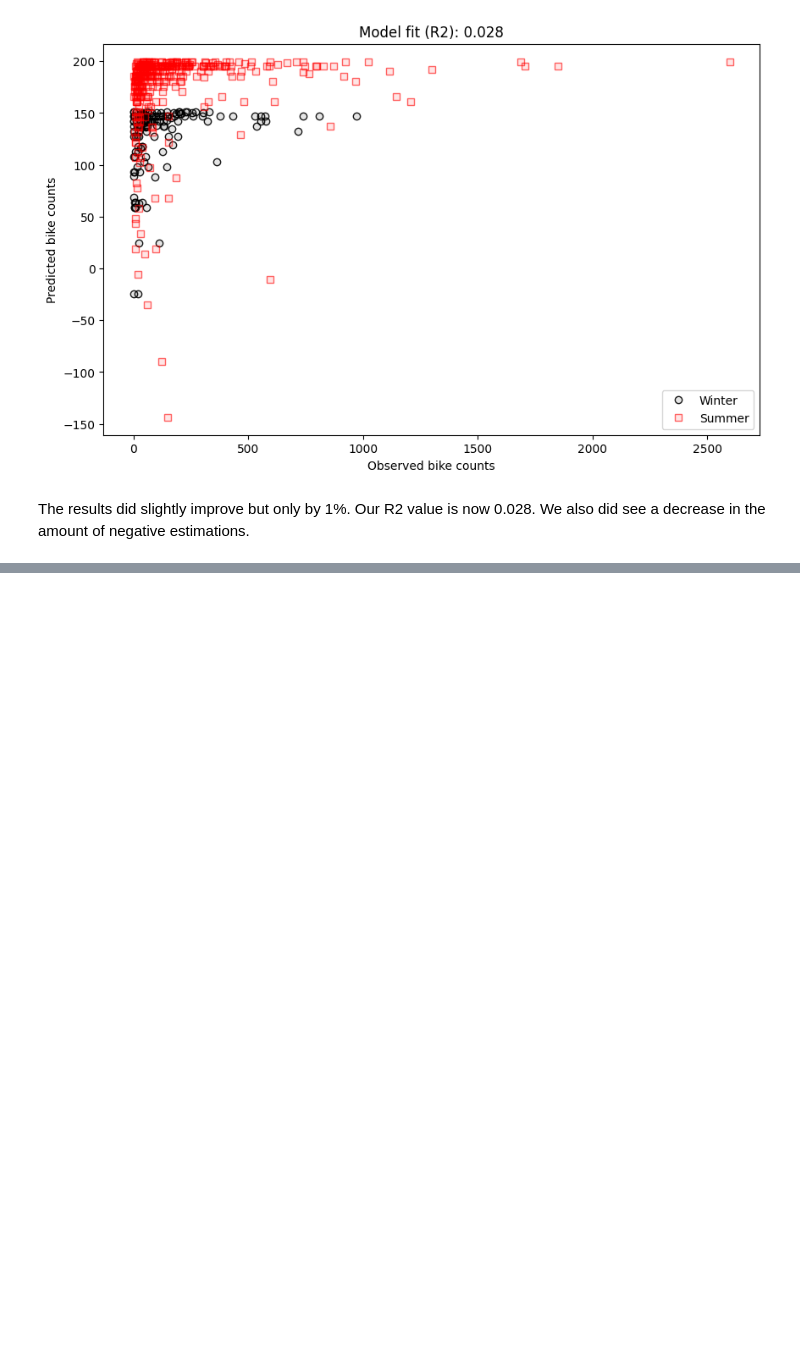
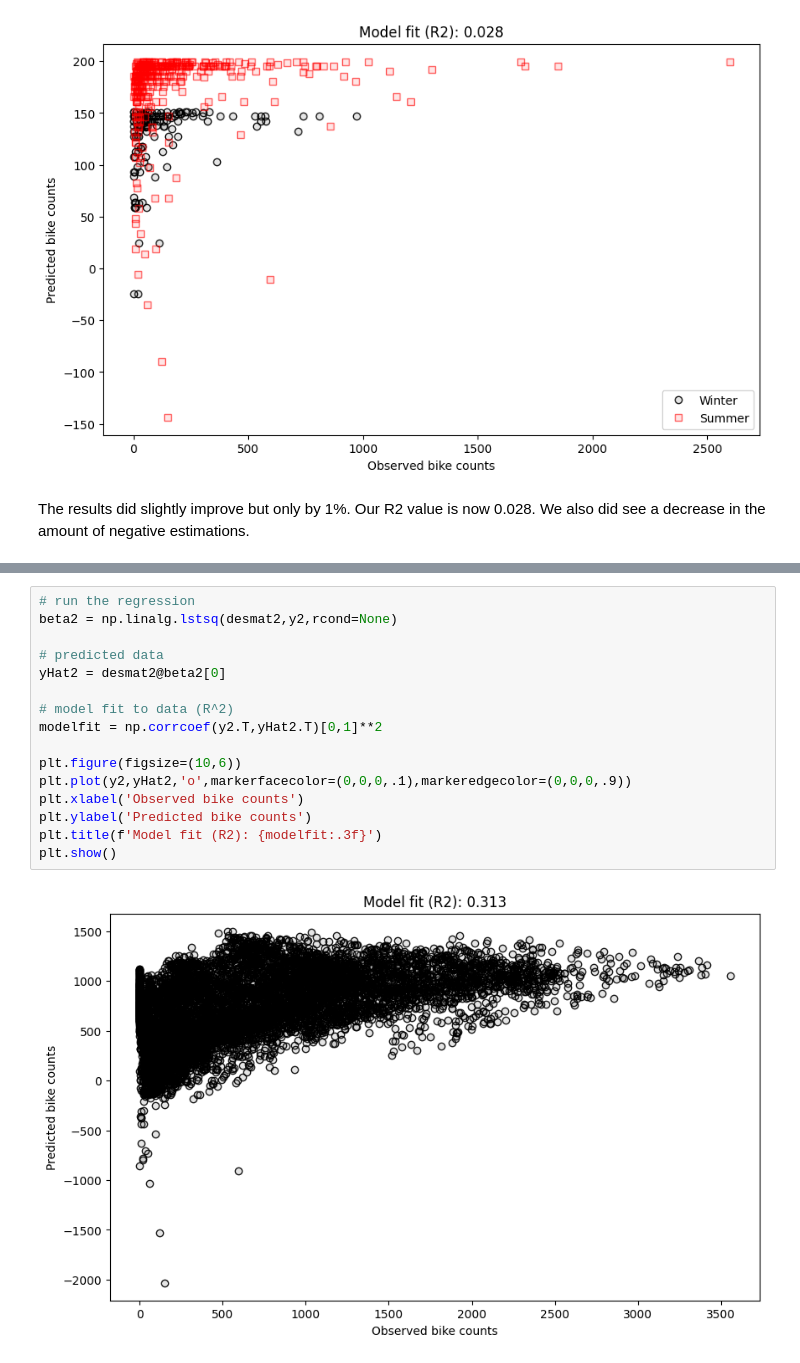
Before and after one commit to Amertz08/python-learnings, a Jupyter notebook: practical-linear-algebra/ch12_exercises.ipynb, the cells around one changed output, grey strips where cells are left out. Cells and saved outputs as stored; diff of their text form; blank space fills up the shorter version.

```diff
--- a/practical-linear-algebra/ch12_exercises.ipynb
+++ b/practical-linear-algebra/ch12_exercises.ipynb
@@ -180,0 +218,18 @@ The results did slightly improve but only by 1%. Our R2 value is now 0.028. We a
+# %%
+# run the regression
+beta2 = np.linalg.lstsq(desmat2,y2,rcond=None)
+
+# predicted data
+yHat2 = desmat2@beta2[0]
+
+# model fit to data (R^2)
+modelfit = np.corrcoef(y2.T,yHat2.T)[0,1]**2
+
+plt.figure(figsize=(10,6))
+plt.plot(y2,yHat2,'o',markerfacecolor=(0,0,0,.1),markeredgecolor=(0,0,0,.9))
+plt.xlabel('Observed bike counts')
+plt.ylabel('Predicted bike counts')
+plt.title(f'Model fit (R2): {modelfit:.3f}')
+plt.show()
+# %% [output]
+[figure, added]
```
Also changed, not shown: parts of 4 cells of this notebook.
